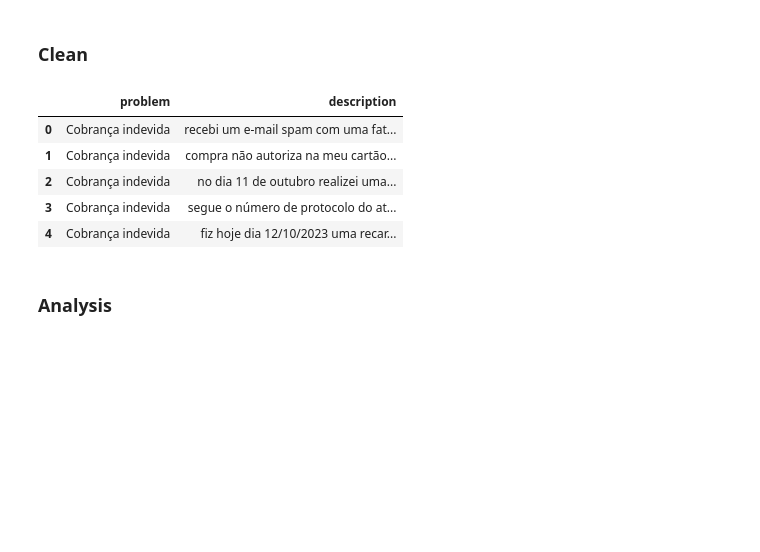
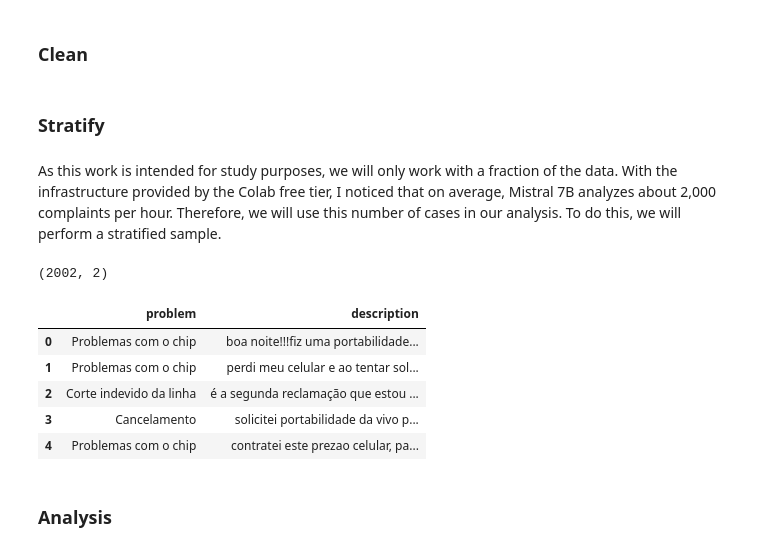
Before and after one commit to rdemarqui/llm_complaint_management, a Jupyter notebook: 02. LLM_analysis.ipynb, the cells around one changed output. Drawn from its saved outputs; the diff is of its cells as text; code cells hidden in the pictures; blank space fills up the shorter version.

```diff
--- a/02. LLM_analysis.ipynb
+++ b/02. LLM_analysis.ipynb
@@ -26,16 +27,9 @@ print(df.shape)
 ### Clean
 # %%
 # Remove extra space and uncase all words
-df['description'] = df['description'].astype(str)
-df['description'] = df['description'].str.replace(r'\s{2,}', ' ', regex=True)
-df['description'] = df['description'].str.lower()
+data['description'] = data['description'].astype(str)
+data['description'] = data['description'].str.replace(r'\s{2,}', ' ', regex=True)
+data['description'] = data['description'].str.lower()
-# %% [output]
-|  | problem | description |
-| 0 | Cobrança indevida | recebi um e-mail spam com uma fat... |
-| 1 | Cobrança indevida | compra não autoriza na meu cartão... |
-| 2 | Cobrança indevida | no dia 11 de outubro realizei uma... |
-| 3 | Cobrança indevida | segue o número de protocolo do at... |
-| 4 | Cobrança indevida | fiz hoje dia 12/10/2023 uma recar... |
 # %%
 # Modify mask made by reclame aqui
 def remove_mask(text):
@@ -45,3 +39,23 @@ df['description'] = df['description'].apply(remove_mask)
+# %% [markdown]
+### Stratify
+# %% [markdown]
+As this work is intended for study purposes, we will only work with a fraction of the data. With the infrastructure provided by the Colab free tier, I noticed that on average, Mistral 7B analyzes about 2,000 complaints per hour. Therefore, we will use this number of cases in our analysis. To do this, we will perform a stratified sample.
+# %%
+# Get stratified data
+df, _ = train_test_split(data, train_size=2002, stratify=data['problem'], random_state=42)
+df.reset_index(inplace=True, drop=True)
+df.shape
+# %% [output]
+(2002, 2)
+# %%
+df.head()
+# %% [output]
+|  | problem | description |
+| 0 | Problemas com o chip | boa noite!!!fiz uma portabilidade... |
+| 1 | Problemas com o chip | perdi meu celular e ao tentar sol... |
+| 2 | Corte indevido da linha | é a segunda reclamação que estou ... |
+| 3 | Cancelamento | solicitei portabilidade da vivo p... |
+| 4 | Problemas com o chip | contratei este prezao celular, pa... |
 # %% [markdown]
 ### Analysis
 # %%
```
Also changed, not shown: parts of 17 cells of this notebook.
